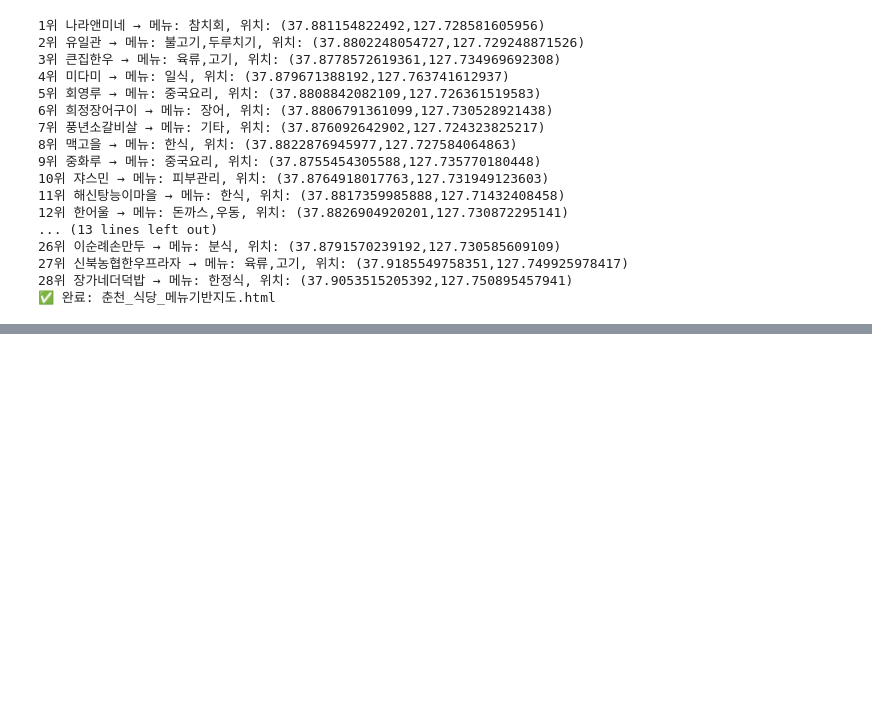
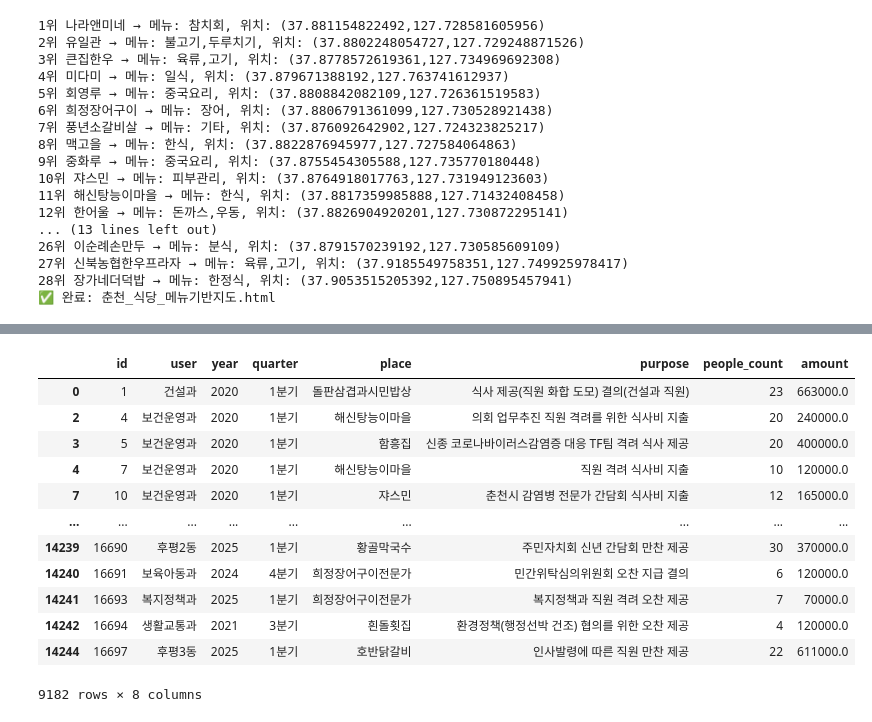
Before and after one commit to Microbe95/Data_Anal, a Jupyter notebook: public_money.ipynb, the cells around one changed output, grey strips where cells are left out. Cells and saved outputs as stored; diff of their text form; code cells hidden in the pictures; blank space fills up the shorter version.

```diff
--- a/public_money.ipynb
+++ b/public_money.ipynb
@@ -567,0 +1107,28 @@ print("✅ 완료: 춘천_식당_메뉴기반지도.html")
+# %%
+import sqlite3
+import pandas as pd
+
+# DB 연결 및 데이터 불러오기
+conn = sqlite3.connect("expenditure.db")
+df = pd.read_sql_query("SELECT * FROM expenditure", conn)
+conn.close()
+
+# 식사 관련 키워드 필터링
+meal_keys = ["식사", "오찬", "만찬", "회식", "간담회", "초청", "송년", "신년"]
+df = df[df["purpose"].notnull() & df["place"].notnull()]
+df = df[df["purpose"].apply(lambda x: any(k in x for k in meal_keys))]
+df
+# %% [output]
+|  | id | user | year | quarter | place | purpose | people_count | amount |
+| 0 | 1 | 건설과 | 2020 | 1분기 | 돌판삼겹과시민밥상 | 식사 제공(직원 화합 도모) 결의(건설과 직원) | 23 | 663000.0 |
+| 2 | 4 | 보건운영과 | 2020 | 1분기 | 해신탕능이마을 | 의회 업무추진 직원 격려를 위한 식사비 지출 | 20 | 240000.0 |
+| 3 | 5 | 보건운영과 | 2020 | 1분기 | 함흥집 | 신종 코로나바이러스감염증 대응 TF팀 격려 식사 제공 | 20 | 400000.0 |
+| 4 | 7 | 보건운영과 | 2020 | 1분기 | 해신탕능이마을 | 직원 격려 식사비 지출 | 10 | 120000.0 |
+| 7 | 10 | 보건운영과 | 2020 | 1분기 | 쟈스민 | 춘천시 감염병 전문가 간담회 식사비 지출 | 12 | 165000.0 |
+| ... | ... | ... | ... | ... | ... | ... | ... | ... |
+| 14239 | 16690 | 후평2동 | 2025 | 1분기 | 황골막국수 | 주민자치회 신년 간담회 만찬 제공 | 30 | 370000.0 |
+| 14240 | 16691 | 보육아동과 | 2024 | 4분기 | 희정장어구이전문가 | 민간위탁심의위원회 오찬 지급 결의 | 6 | 120000.0 |
+| 14241 | 16693 | 복지정책과 | 2025 | 1분기 | 희정장어구이전문가 | 복지정책과 직원 격려 오찬 제공 | 7 | 70000.0 |
+| 14242 | 16694 | 생활교통과 | 2021 | 3분기 | 흰돌횟집 | 환경정책(행정선박 건조) 협의를 위한 오찬 제공 | 4 | 120000.0 |
+| 14244 | 16697 | 후평3동 | 2025 | 1분기 | 호반닭갈비 | 인사발령에 따른 직원 만찬 제공 | 22 | 611000.0 |
+9182 rows × 8 columns
```
Also changed, not shown: parts of 20 cells of this notebook, 1 other file.
